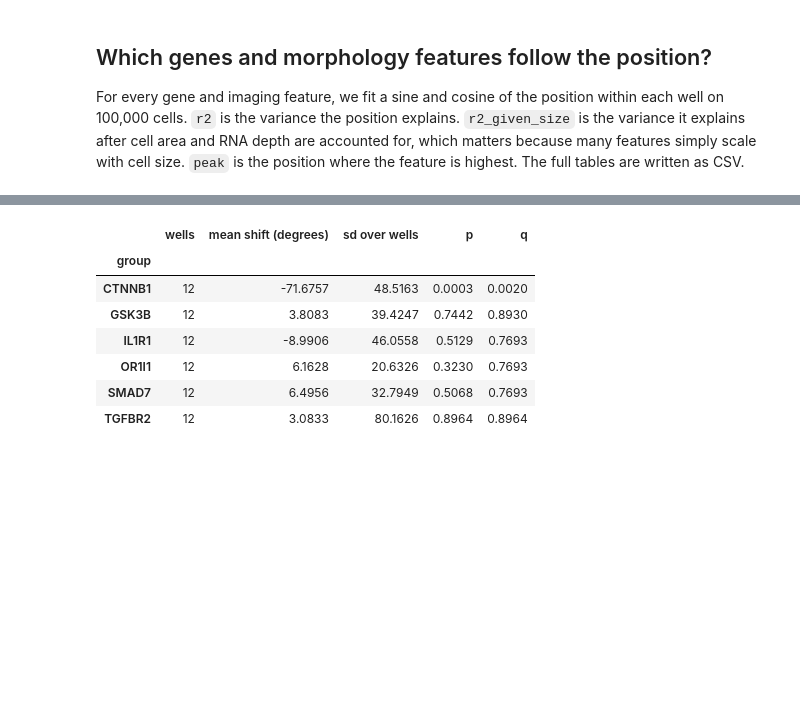
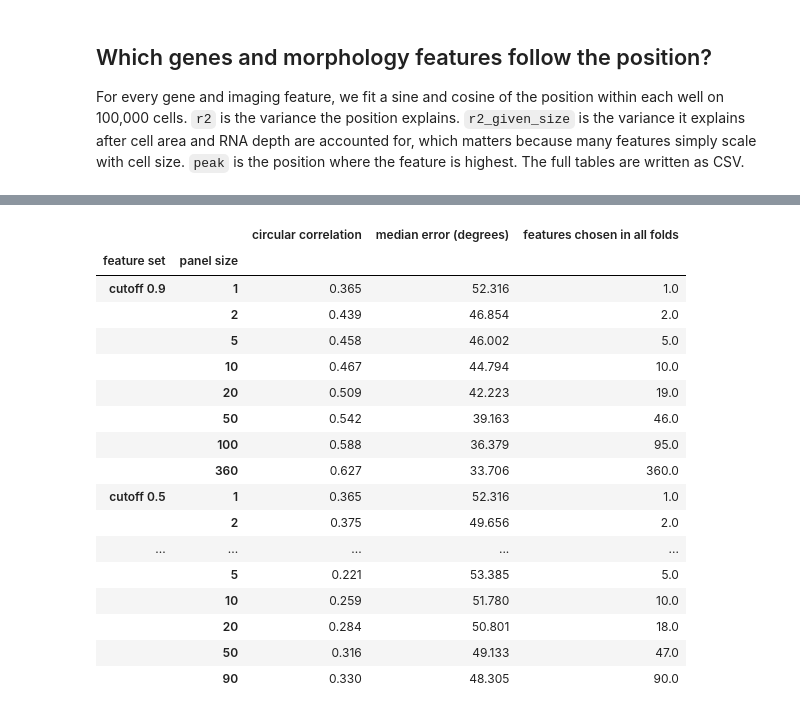
Before and after one commit to timtreis/cytodata-hackathon-prep-multiomics, a Jupyter notebook: notebooks/03_cyclevi.ipynb, the cells around one changed output, grey strips where cells are left out. Cells and saved outputs as stored; diff of their text form; code cells hidden in the pictures; blank space fills up the shorter version.

```diff
--- a/notebooks/03_cyclevi.ipynb
+++ b/notebooks/03_cyclevi.ipynb
@@ -457,0 +421,10 @@ For each well, we compute the circular mean position and the share of cells in s
+# %%
+not_biology = img.var_names[np.isin(modality, ["background", "control"]) | img.var_names.str.endswith("_NuclearRatio")]
+fs = ad.AnnData(X=x[index].astype(np.float32), obs=img.obs.iloc[index].copy(), var=img.var.copy(), uns={"mantispy": dict(img.uns["mantispy"])})
+reduced = {}
+for cutoff in [0.9, 0.7, 0.5, 0.3]:
+    mt.pp.feature_select(fs, operations=("correlation_threshold", "blocklist"), corr_threshold=cutoff, blocklist=list(not_biology), key_added=f"keep_{cutoff}")
+    reduced[cutoff] = fs.var[f"keep_{cutoff}"].values
+summary = pd.DataFrame({c: {"features": int(m.sum()), "nucleus": int((m & (channel == "Nucleus")).sum()), "protein": int((m & (modality == "protein")).sum()), "other cell paint": int((m & np.isin(channel, ["Actin", "Cell-Membrane", "Mitochondria"])).sum()), "shape": int((m & (modality == "shape")).sum())} for c, m in reduced.items()}).T
+summary.index.name = "correlation cutoff"
+summary
@@ -458,33 +438,65 @@ For each well, we compute the circular mean position and the share of cells in s
 # %%
-target_all, position_all = obs["target_gene"].astype(str).values, obs["cycle_position"].values
-guide_all = obs["guide"].astype(str).values
+target_xy = np.column_stack([np.sin(position), np.cos(position)])
+fold_ids = np.zeros(len(position), dtype=int)
+for fold, (_, test) in enumerate(GroupKFold(6).split(x, groups=wells)):
+    fold_ids[test] = fold
 
 
-def circular_shift(labels, ref_mask):
-    rows = []
-    for label in sorted(set(labels[~ref_mask]) - {"Undetermined"}):
-        differences = []
-        for well in np.unique(wells):
-            a, b = position_all[(labels == label) & (wells == well)], position_all[ref_mask & (wells == well)]
-            if len(a) >= 20:
-                differences.append((stats.circmean(a) - stats.circmean(b) + np.pi) % (2 * np.pi) - np.pi)
-        differences = np.degrees(differences)
-        rows.append({"group": label, "wells": len(differences), "mean shift (degrees)": differences.mean(), "sd over wells": differences.std(ddof=1), "p": stats.ttest_1samp(differences, 0).pvalue})
-    out = pd.DataFrame(rows).set_index("group")
-    out = out.dropna(subset=["p"])
-    out["q"] = stats.false_discovery_control(out["p"])
-    return out
+def well_centred(values, labels):
+    frame = pd.DataFrame(values)
+    return (frame - frame.groupby(labels).transform("mean")).to_numpy(np.float32)
 
 
-display(circular_shift(target_all, target_all == "NTC").round(4))
-guide_shift = circular_shift(guide_all, target_all == "NTC")
-guide_shift[guide_shift.index.str.startswith(("CTNNB1", "TGFBR2", "OR1I1"))].round(4)
+def strength(values, labels, xy):
+    y, d = well_centred(values, labels), xy - xy.mean(0)
+    beta = np.linalg.lstsq(d, y, rcond=None)[0]
+    return ((d @ beta) ** 2).sum(0) / np.maximum((y**2).sum(0), 1e-9)
+
+
+def panel_score(mask, sizes):
+    columns = np.flatnonzero(mask)
+    rows, picks = {}, {}
+    for k in sizes:
+        k = min(k, len(columns))
+        guess = np.zeros_like(target_xy)
+        for fold in np.unique(fold_ids):
+            train, test = fold_ids != fold, fold_ids == fold
+            rank = np.argsort(-strength(x[train][:, columns], wells[train], target_xy[train]))[:k]
+            chosen = columns[rank]
+            picks.setdefault(k, []).append(set(chosen))
+            guess[test] = make_pipeline(StandardScaler(), Ridge(10)).fit(x[train][:, chosen], target_xy[train]).predict(x[test][:, chosen])
+        angle = np.arctan2(guess[:, 0], guess[:, 1]) % (2 * np.pi)
+        error = np.abs((angle - position + np.pi) % (2 * np.pi) - np.pi)
+        rows[k] = {"circular correlation": circular_corr(angle, position), "median error (degrees)": np.degrees(np.median(error)), "features chosen in all folds": len(set.intersection(*picks[k]))}
+    return pd.DataFrame(rows).T
+
+
+SIZES = [1, 2, 5, 10, 20, 50, 100, 1000]
+no_nucleus = ~np.isin(channel, ["Nucleus"]) & ~img.var_names.str.contains("Nuclear")
+scores_by_set = {
+    "cutoff 0.9": panel_score(reduced[0.9], SIZES),
+    "cutoff 0.5": panel_score(reduced[0.5], SIZES),
+    "cutoff 0.3": panel_score(reduced[0.3], SIZES),
+    "cutoff 0.5, no nucleus features": panel_score(reduced[0.5] & no_nucleus, SIZES),
+}
+panels = pd.concat(scores_by_set, names=["feature set", "panel size"]).round(3)
+panels
 # %% [output]
-|  | wells | mean shift (degrees) | sd over wells | p | q |
-| group |  |  |  |  |  |
-| CTNNB1 | 12 | -71.6757 | 48.5163 | 0.0003 | 0.0020 |
-| GSK3B | 12 | 3.8083 | 39.4247 | 0.7442 | 0.8930 |
-| IL1R1 | 12 | -8.9906 | 46.0558 | 0.5129 | 0.7693 |
-| OR1I1 | 12 | 6.1628 | 20.6326 | 0.3230 | 0.7693 |
-| SMAD7 | 12 | 6.4956 | 32.7949 | 0.5068 | 0.7693 |
-| TGFBR2 | 12 | 3.0833 | 80.1626 | 0.8964 | 0.8964 |
+|  |  | circular correlation | median error (degrees) | features chosen in all folds |
+| feature set | panel size |  |  |  |
+| cutoff 0.9 | 1 | 0.365 | 52.316 | 1.0 |
+|  | 2 | 0.439 | 46.854 | 2.0 |
+|  | 5 | 0.458 | 46.002 | 5.0 |
+|  | 10 | 0.467 | 44.794 | 10.0 |
+|  | 20 | 0.509 | 42.223 | 19.0 |
+|  | 50 | 0.542 | 39.163 | 46.0 |
+|  | 100 | 0.588 | 36.379 | 95.0 |
+|  | 360 | 0.627 | 33.706 | 360.0 |
+| cutoff 0.5 | 1 | 0.365 | 52.316 | 1.0 |
+|  | 2 | 0.375 | 49.656 | 2.0 |
+| ... | ... | ... | ... | ... |
+|  | 5 | 0.221 | 53.385 | 5.0 |
+|  | 10 | 0.259 | 51.780 | 10.0 |
+|  | 20 | 0.284 | 50.801 | 18.0 |
+|  | 50 | 0.316 | 49.133 | 47.0 |
+|  | 90 | 0.330 | 48.305 | 90.0 |
```
Also changed, not shown: parts of 29 cells of this notebook, 5 other files.
